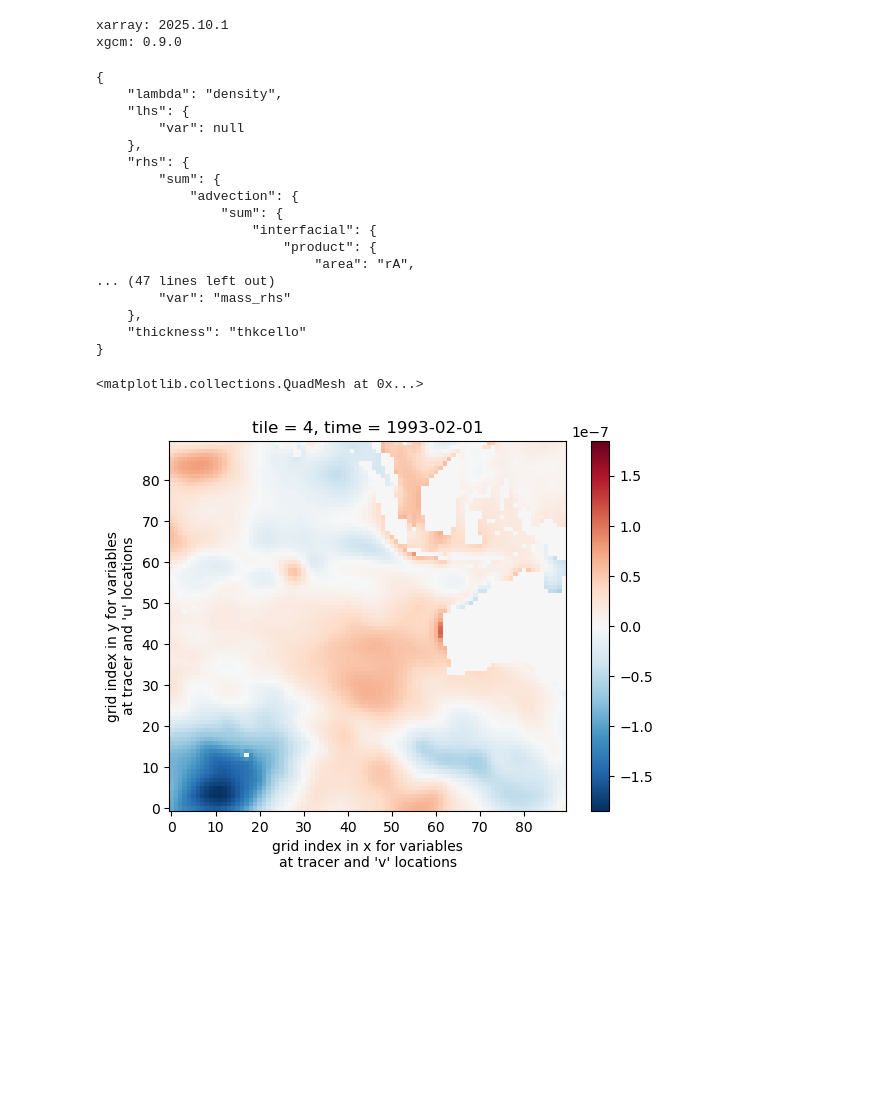
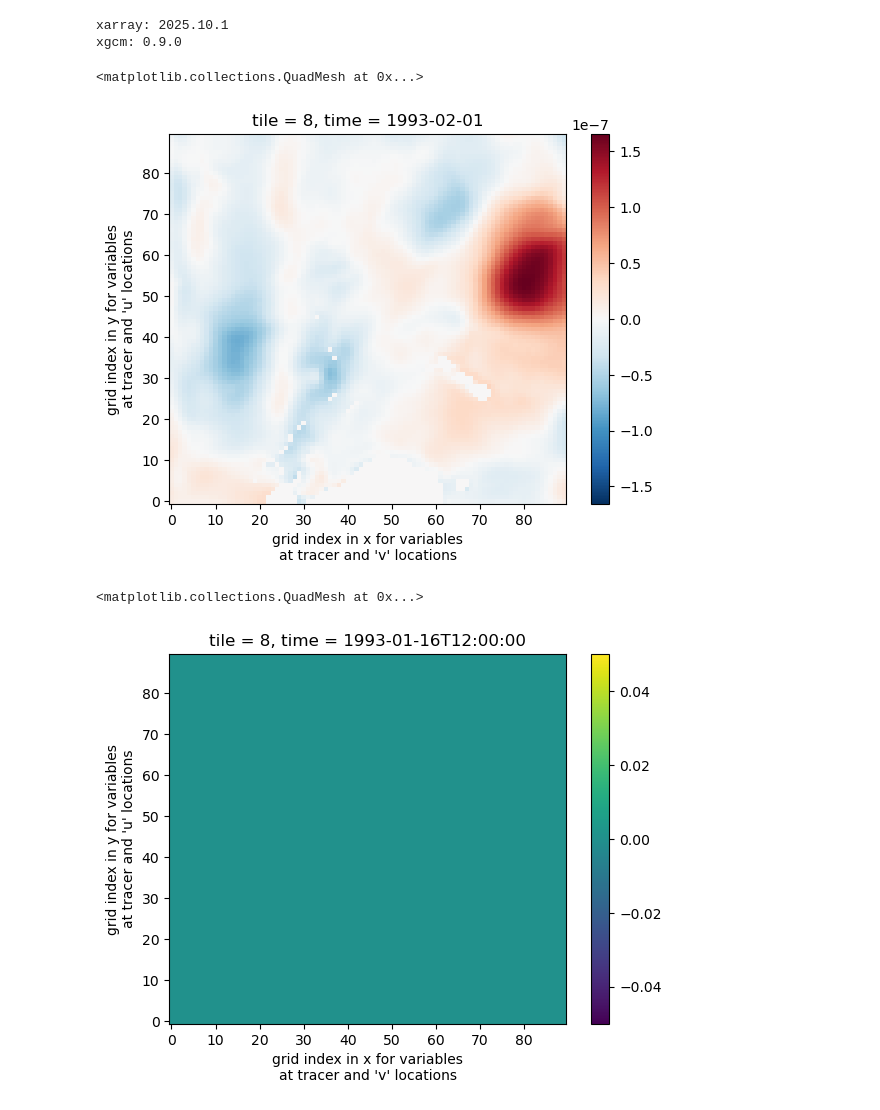
Before and after one commit to anthony-meza/xbudget, a Jupyter notebook: examples/LLC90_budget_examples_mass_heat_salt.ipynb, the cells around one changed output. Cells and saved outputs as stored; diff of their text form; code cells hidden in the pictures; blank space fills up the shorter version.

Commit message:
update budget file and example

```diff
--- a/examples/LLC90_budget_examples_mass_heat_salt.ipynb
+++ b/examples/LLC90_budget_examples_mass_heat_salt.ipynb
@@ -19,7 +16,10 @@ xbudget_dict = xbudget.load_yaml("ECCOV4r4.yaml").copy()
 xarray: 2025.10.1
 xgcm: 0.9.0
 # %%
-ecco_budget = xr.open_mfdataset("../data/data/ECCO_budget_terms.zarr").chunk({"k_l":-1, "tile":-1}).fillna(0.0)
+ecco_budget = xr.open_mfdataset("../data/data/ECCO_budget_terms.zarr")
+ecco_budget = ecco_budget.chunk({"k_l":-1, "tile":-1, "i_g": -1, "j": -1, "j_g":-1, "i":-1})
+ecco_budget = ecco_budget.fillna(0.0)
+# ecco_budget = ecco_budget.chunk({"k_l":-1}).fillna(0.0)
 
 grid = construct_grid(ecco_budget)
 
@@ -27,23 +27,5 @@ dt = grid._ds["time_bounds"].diff("time_bounds").rename({"time_bounds":"time"})
 dt = dt.dt.total_seconds() #nice!
 
 xbudget.collect_budgets(grid, xbudget_dict)
-import json
-print(json.dumps(xbudget_dict['mass'], sort_keys=True, indent=4))
+# simple_budgets = xbudget.aggregate(xbudget_dict)
+# simple_budgets
-# %% [output]
-{
-    "lambda": "density",
-    "lhs": {
-        "var": null
-    },
-    "rhs": {
-        "sum": {
-            "advection": {
-                "sum": {
-                    "interfacial": {
-                        "product": {
-                            "area": "rA",
-... (47 lines left out)
-        "var": "mass_rhs"
-    },
-    "thickness": "thkcello"
-}
@@ -270,28 +32,13 @@ def diff_2d_flux_llc90_ghost(grid, Fx, Fy, face_dim=None):
-# %%
-grid._ds["WVELMASS_conv"] = calc_1d_flux_convergence((grid._ds["WVELMASS"] * grid._ds["rA"]).fillna(0.0).chunk({grid.axes["Z"].coords["left"]:-1}), grid._ds)
-grid._ds["WVELMASS_conv"] = grid._ds["WVELMASS_conv"]  / grid._ds["rA"]
-grid._ds["WVELMASS_conv"] = grid._ds["WVELMASS_conv"].sum("k")
-
-Fx = grid._ds["UVELMASS"] * grid._ds["dyG"] *  grid._ds["drF"]
-Fy = grid._ds["VVELMASS"] * grid._ds["dxG"] *  grid._ds["drF"]
-
-# keep the face dims unchunked (or at least not fragmented) for padding
-Fx = Fx.chunk({"tile":-1, "i_g": -1, "j": -1}).fillna(0.0)
-Fy = Fy.chunk({"tile":-1, "i": -1, "j_g": -1}).fillna(0.0)
-
-grid._ds["HVELMASS_conv"] = calc_2d_flux_convergence(Fx, Fy, grid._ds)
-grid._ds["HVELMASS_conv"] = (grid._ds["HVELMASS_conv"]).sum("k")
-grid._ds["HVELMASS_conv"] = (grid._ds["HVELMASS_conv"])  / grid._ds["rA"]
-
-divF = xbudget.diff_2d_flux_llc90(grid, Fx, Fy)
-
-grid._ds["HVELMASS_conv_ghost"] = -(divF["X"] + divF["Y"])
-grid._ds["HVELMASS_conv_ghost"] = (grid._ds["HVELMASS_conv_ghost"]).sum("k")
-grid._ds["HVELMASS_conv_ghost"] = (grid._ds["HVELMASS_conv_ghost"])  / grid._ds["rA"]
 # %%
 deta_dt = grid._ds["ETAN_bounds"].diff("time_bounds").rename({"time_bounds":"time"}) / dt
+deta_dt.isel(time = 0, tile = 8).plot()
+# %% [output]
+<matplotlib.collections.QuadMesh at 0x...>
+[figure, added]
-# %%
-deta_dt.isel(time = 0, tile = 4).plot()
-# %% [output]
-<matplotlib.collections.QuadMesh at 0x...>
-[figure, removed]
+# %%
+adv_conv = grid._ds[xbudget.get_vars(xbudget_dict, "mass_rhs_sum_advection_sum")['var']]
+adv_conv = adv_conv / (adv_conv.rA  * 1035)
+adv_conv.isel(time = 0, tile = 8).sum("k").plot()
+# %% [output]
+<matplotlib.collections.QuadMesh at 0x...>
+[figure, added]
```
Also changed, not shown: parts of 2 cells of this notebook, 1 other file.
